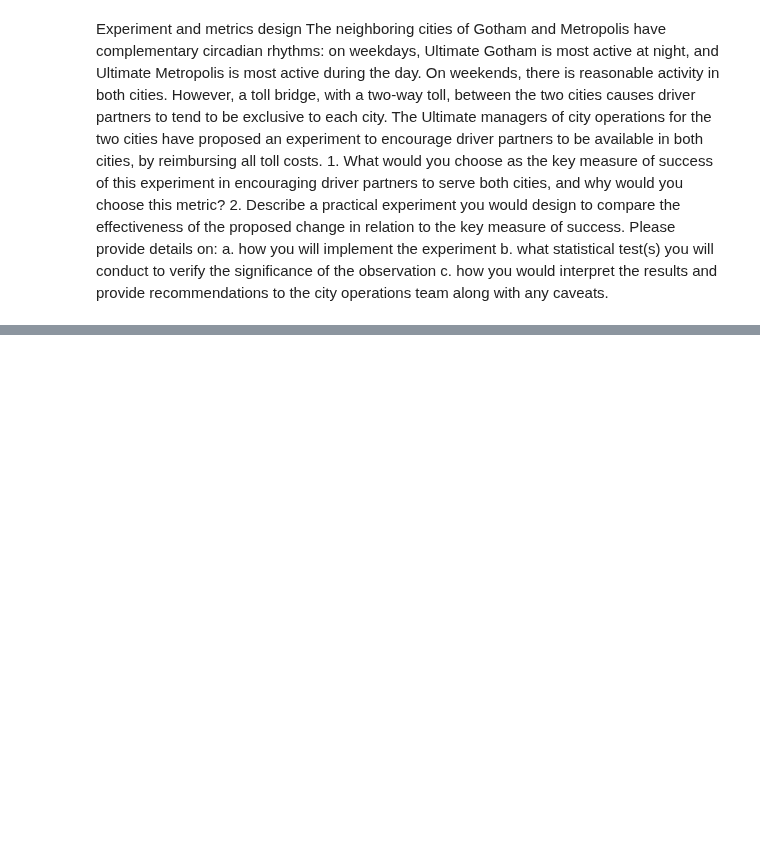
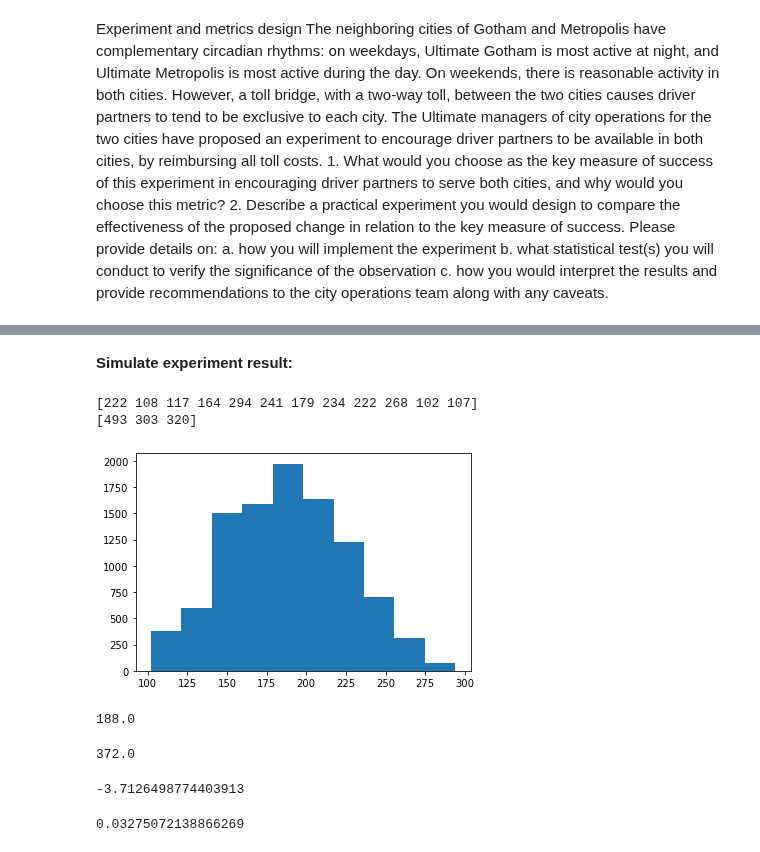
Before and after one commit to yoyo6022/Springboard-hands-on-project, a Jupyter notebook: ultimate_challenge/Ultimate_Challenge.ipynb, the cells around one changed output, grey strips where cells are left out. Cells and saved outputs as stored; diff of their text form; code cells hidden in the pictures; blank space fills up the shorter version.

```diff
--- a/ultimate_challenge/Ultimate_Challenge.ipynb
+++ b/ultimate_challenge/Ultimate_Challenge.ipynb
@@ -449,0 +638,2 @@ Answer:
+# %% [markdown]
+<b>Simulate experiment result:</b>
@@ -449,0 +642,32 @@ Answer:
+# %%
+# simulate crossbridge_driver number in each month for the past 12 months before starting the experiment
+before = np.random.choice(np.arange(100, 300), 12)
+
+
+# simulate crossbridge_driver number in each month for 3 months after starting the experiment
+after = np.random.choice(np.arange(300, 500), 3)
+# %%
+print(before)
+print(after)
+# %% [output]
+[222 108 117 164 294 241 179 234 222 268 102 107]
+[493 303 320]
+# %%
+# simulate population mean_before by resampling from 'before' and calculate the mean for 10000 times
+sample_mean_list =  [np.mean(np.random.choice(before, 3)) for i in range(10000)]
+# %%
+plt.hist(sample_mean_list)
+plt.show()
+# %% [output]
+[figure, added]
+# %%
+mean_before = np.mean(sample_mean_list)
+mean_before = round(mean_before)
+mean_before
+# %% [output]
+188.0
+# %%
+mean_after = round(np.mean(after))
+mean_after
+# %% [output]
+372.0
@@ -449,0 +676,9 @@ Answer:
+# %%
+t_score
+# %% [output]
+-3.7126498774403913
+# %%
+pval = t.sf(np.abs(t_score), df=3-1)
+print(pval)
+# %% [output]
+0.03275072138866269
```
Also changed, not shown: parts of 37 cells of this notebook.
